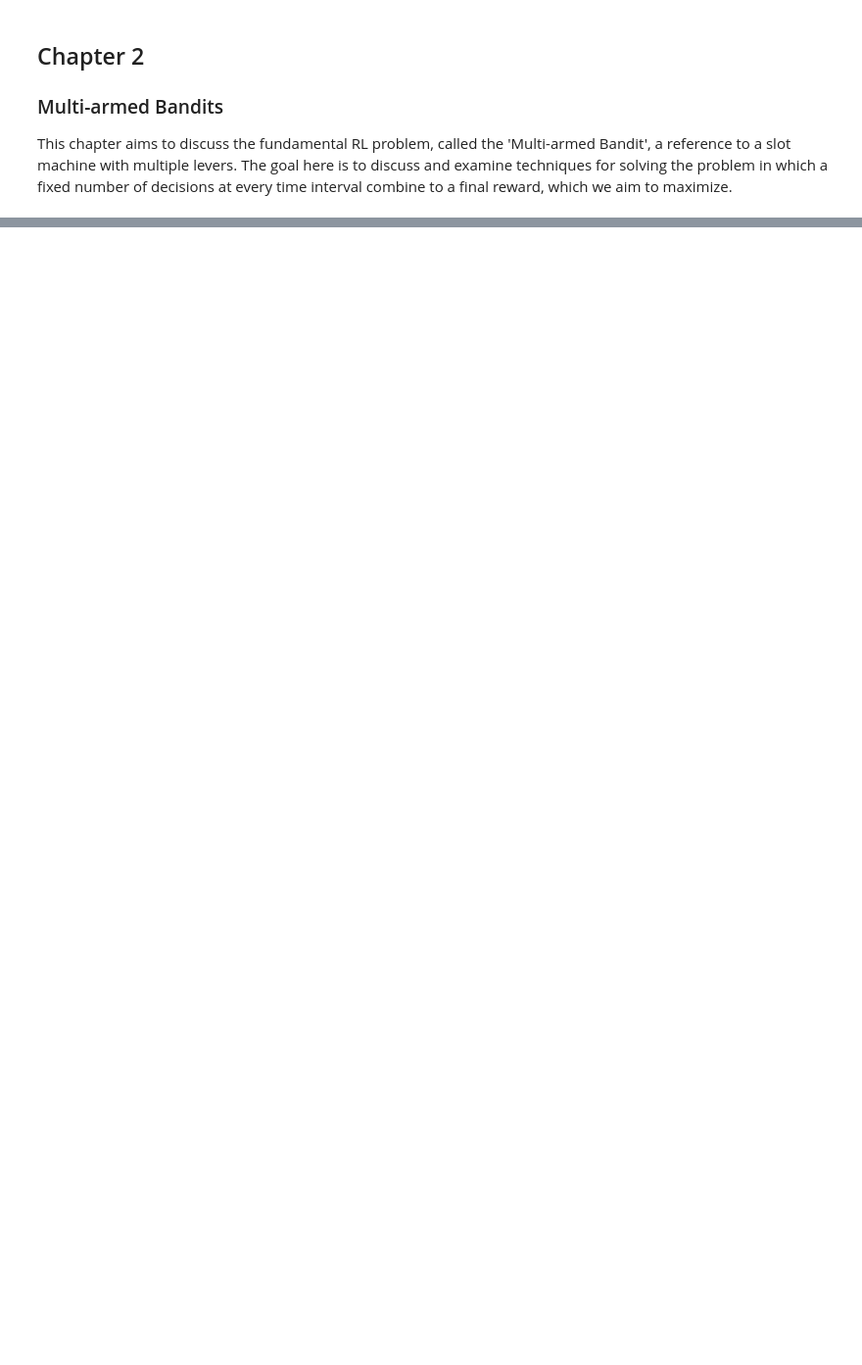
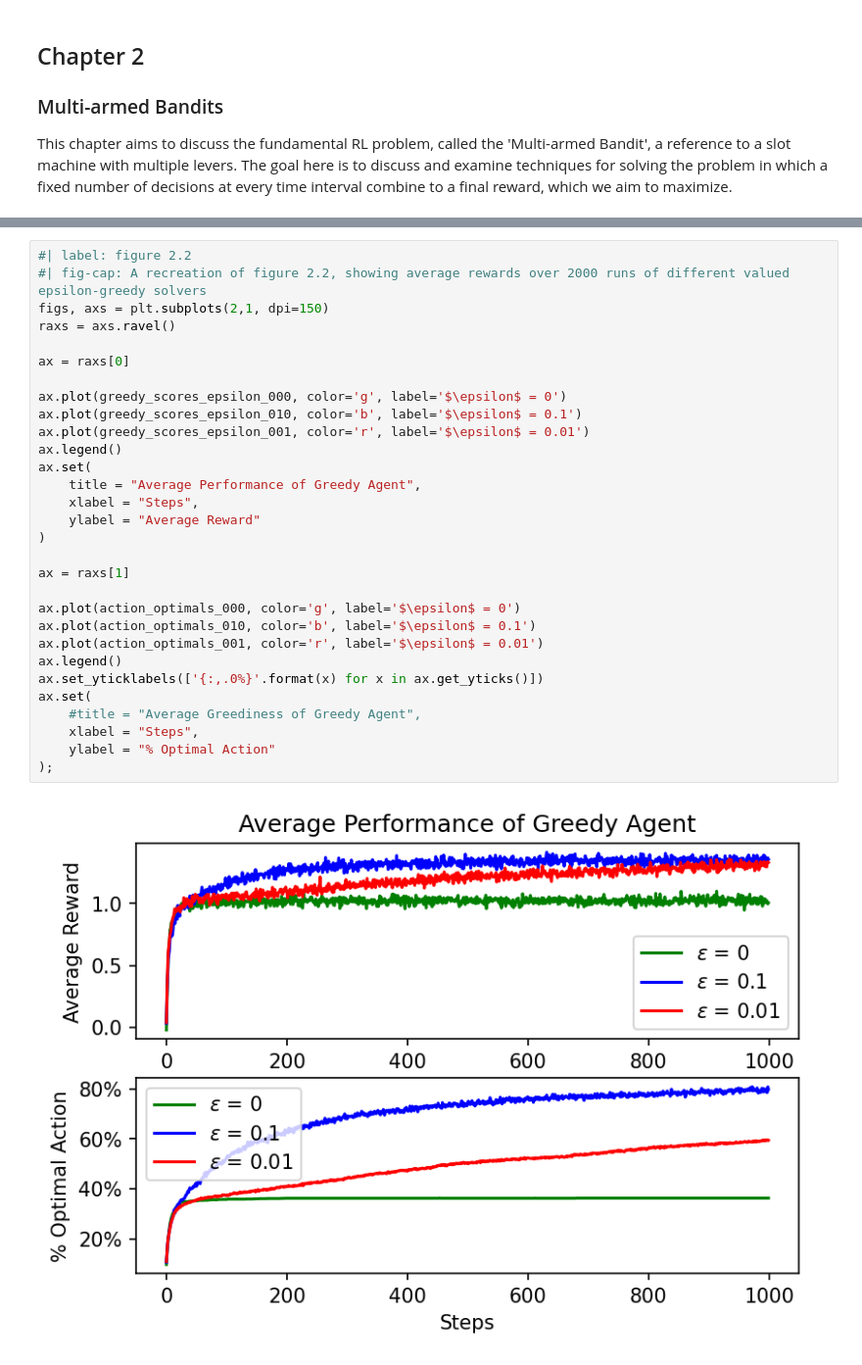
Before and after one commit to AYaroslavskiy91/reinforcement-learning-sutton-barto-companion, a Jupyter notebook: chapter_2.ipynb, the cells around one changed output, grey strips where cells are left out. Shown: that part at 98% size. Drawn from its saved outputs; the diff is of its cells as text; blank space fills up the shorter version.

Commit message:
initial commit of solutions along with GreedyAgent.py. Also initial commit of quarto-generated docs

```diff
--- a/chapter_2.ipynb
+++ b/chapter_2.ipynb
@@ -78,0 +146,32 @@ array([-0.06743078,  0.68999754, -1.25054989, -1.62882987, -2.0087425 ,
+# %%
+#| label: figure 2.2
+#| fig-cap: A recreation of figure 2.2, showing average rewards over 2000 runs of different valued epsilon-greedy solvers
+figs, axs = plt.subplots(2,1, dpi=150)
+raxs = axs.ravel()
+
+ax = raxs[0]
+
+ax.plot(greedy_scores_epsilon_000, color='g', label='$\epsilon$ = 0')
+ax.plot(greedy_scores_epsilon_010, color='b', label='$\epsilon$ = 0.1')
+ax.plot(greedy_scores_epsilon_001, color='r', label='$\epsilon$ = 0.01')
+ax.legend()
+ax.set(
+    title = "Average Performance of Greedy Agent",
+    xlabel = "Steps",
+    ylabel = "Average Reward"
+)
+
+ax = raxs[1]
+
+ax.plot(action_optimals_000, color='g', label='$\epsilon$ = 0')
+ax.plot(action_optimals_010, color='b', label='$\epsilon$ = 0.1')
+ax.plot(action_optimals_001, color='r', label='$\epsilon$ = 0.01')
+ax.legend()
+ax.set_yticklabels(['{:,.0%}'.format(x) for x in ax.get_yticks()])
+ax.set(
+    #title = "Average Greediness of Greedy Agent",
+    xlabel = "Steps",
+    ylabel = "% Optimal Action"
+);
+# %% [output]
+[figure, added]
```
Also changed, not shown: parts of 15 cells of this notebook, 23 other files.
